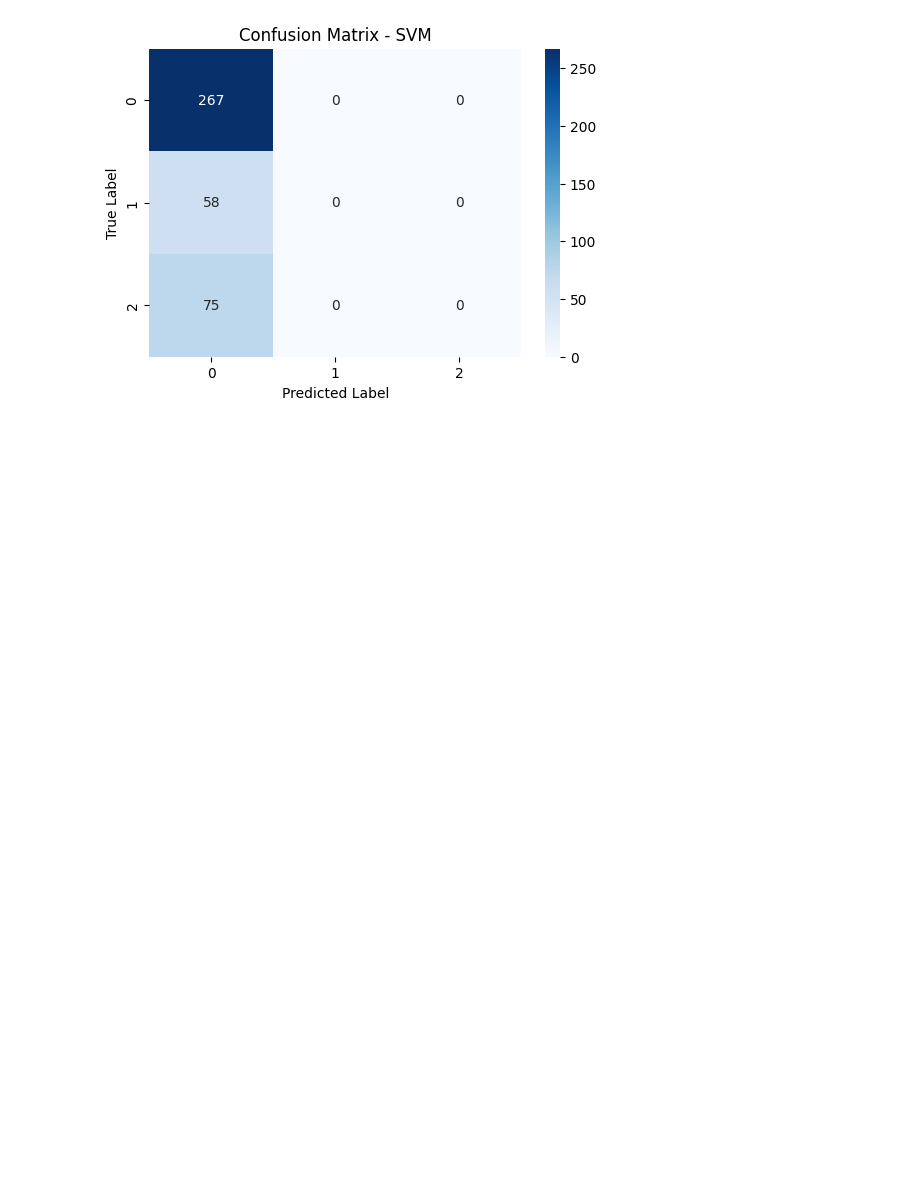
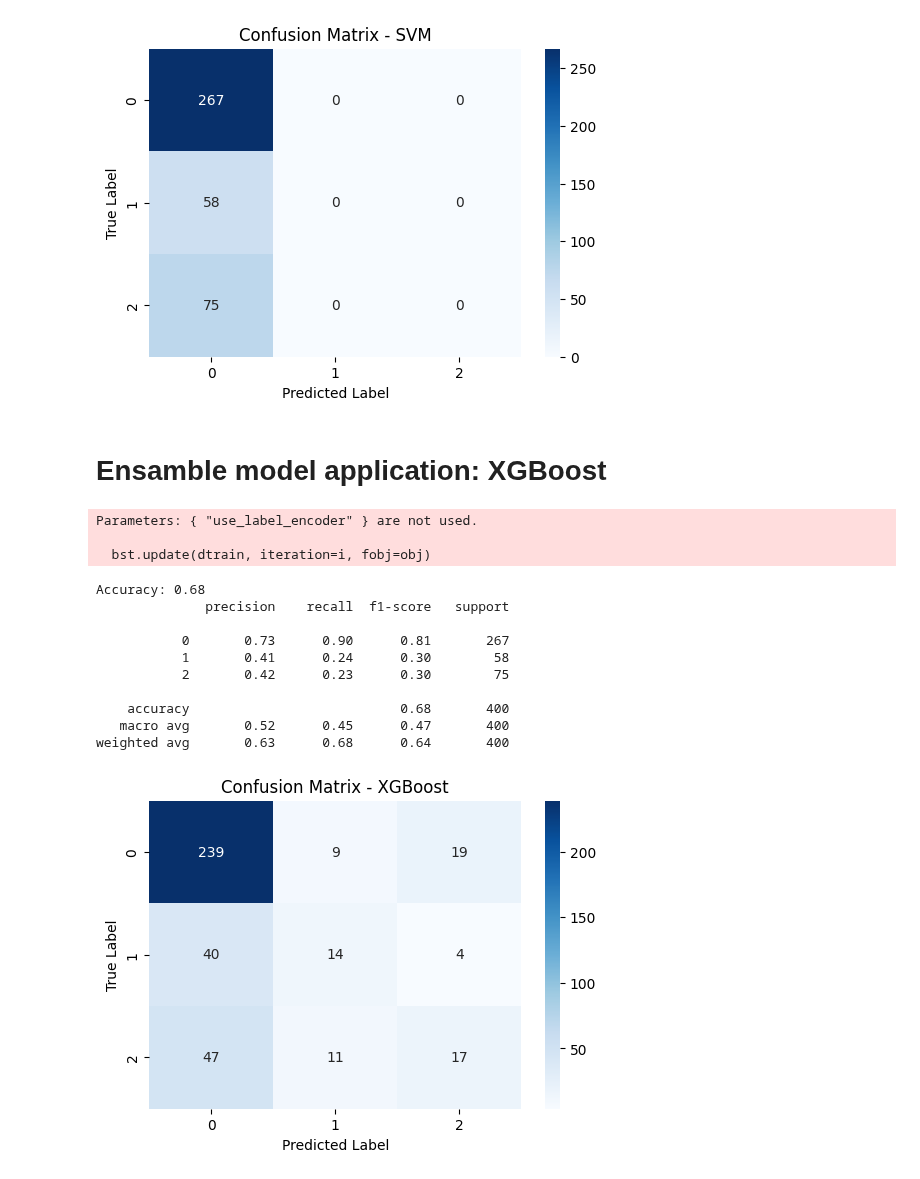
Before and after one commit to maxvonlancaster/nlp-fuzzy, a Jupyter notebook: src/medical.ipynb, the cells around one changed output. Cells and saved outputs as stored; diff of their text form; code cells hidden in the pictures; blank space fills up the shorter version.

```diff
--- a/src/medical.ipynb
+++ b/src/medical.ipynb
@@ -95,3 +95,64 @@ Accuracy: 0.6675
    macro avg       0.22      0.33      0.27       400
 weighted avg       0.45      0.67      0.53       400
 [figure]
+# %% [markdown]
+# Ensamble model application: XGBoost
+# %%
+from xgboost import XGBClassifier
+from sklearn.model_selection import train_test_split
+from sklearn.metrics import classification_report, accuracy_score, confusion_matrix
+
+# Load dataset
+X = data[numerical_features]
+y = data['treatment_plan_int']
+
+# Split into train/test
+X_train, X_test, y_train, y_test = train_test_split(
+    X, y, test_size=0.2, random_state=42
+)
+
+# Create XGBoost model (scikit-learn style)
+model = XGBClassifier(
+    n_estimators=100,        # number of trees
+    learning_rate=0.1,       # step size shrinkage
+    max_depth=3,             # depth of trees
+    subsample=0.8,           # fraction of samples used per tree
+    colsample_bytree=0.8,    # fraction of features used per tree
+    random_state=42,
+    use_label_encoder=False,
+    eval_metric='mlogloss'   # avoids warning
+)
+
+# Train model
+model.fit(X_train, y_train)
+
+# Make predictions
+y_pred = model.predict(X_test)
+
+# Evaluate
+accuracy = accuracy_score(y_test, y_pred)
+print(f"Accuracy: {accuracy:.2f}")
+print(classification_report(y_test, y_pred))
+
+cm = confusion_matrix(y_test, y_pred)
+plt.figure(figsize=(6, 4))
+sns.heatmap(cm, annot=True, fmt="d", cmap="Blues", xticklabels=["0", "1", "2"], yticklabels=["0", "1", "2"])
+plt.xlabel("Predicted Label")
+plt.ylabel("True Label")
+plt.title("Confusion Matrix - XGBoost")
+plt.show()
+# %% [output]
+Parameters: { "use_label_encoder" } are not used.
+
+  bst.update(dtrain, iteration=i, fobj=obj)
+Accuracy: 0.68
+              precision    recall  f1-score   support
+
+           0       0.73      0.90      0.81       267
+           1       0.41      0.24      0.30        58
+           2       0.42      0.23      0.30        75
+
+    accuracy                           0.68       400
+   macro avg       0.52      0.45      0.47       400
+weighted avg       0.63      0.68      0.64       400
+[figure, added]
```
Also changed, not shown: parts of 6 cells of this notebook, 2 other files.
